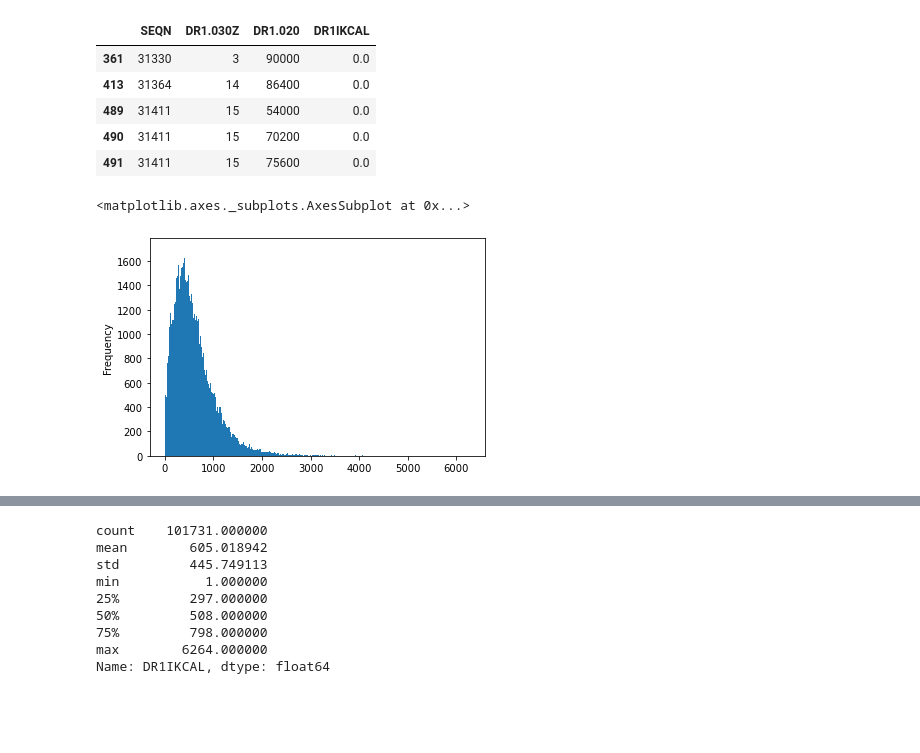
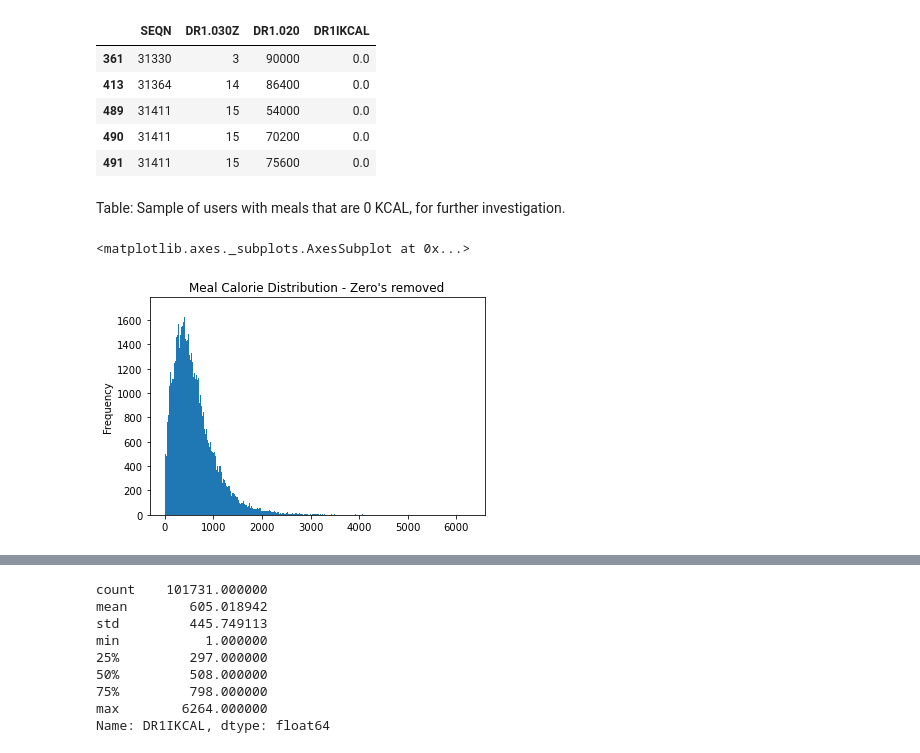
Before and after one commit to jorid14/SGL_NHANES, a Jupyter notebook: Reports/Week 10/NHANES_FPED_EDA.ipynb, the cells around one changed output, grey strips where cells are left out. Drawn from its saved outputs; the diff is of its cells as text; code cells hidden in the pictures; blank space fills up the shorter version.

```diff
--- a/Reports/Week 10/NHANES_FPED_EDA.ipynb
+++ b/Reports/Week 10/NHANES_FPED_EDA.ipynb
@@ -58,10 +58,12 @@ zero_kcal_meals[['SEQN', 'DR1.030Z', 'DR1.020', 'DR1IKCAL']].head(5)
 | 489 | 31411 | 15 | 54000 | 0.0 |
 | 490 | 31411 | 15 | 70200 | 0.0 |
 | 491 | 31411 | 15 | 75600 | 0.0 |
+# %% [markdown]
+Table: Sample of users with meals that are 0 KCAL, for further investigation.
 # %%
 #Filter out 0 KCAL meals
 df = df[df['DR1IKCAL'] > 0]
-df['DR1IKCAL'].plot.hist(bins=500)
+df['DR1IKCAL'].plot.hist(bins=500, title='Meal Calorie Distribution - Zero\'s removed')
 # %% [output]
 <matplotlib.axes._subplots.AxesSubplot at 0x...>
-[figure, old version]
+[figure, new version]
```
Also changed, not shown: parts of 38 cells of this notebook, 6 other files.
